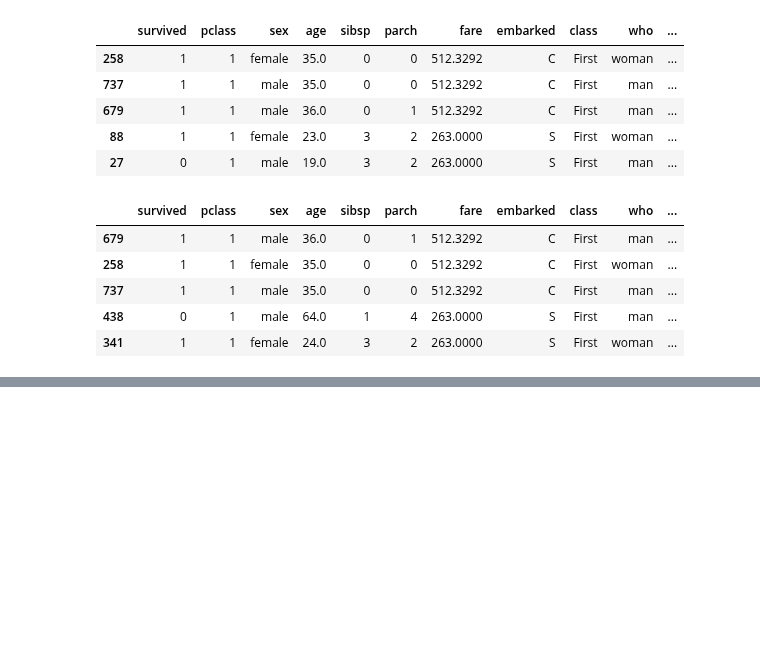
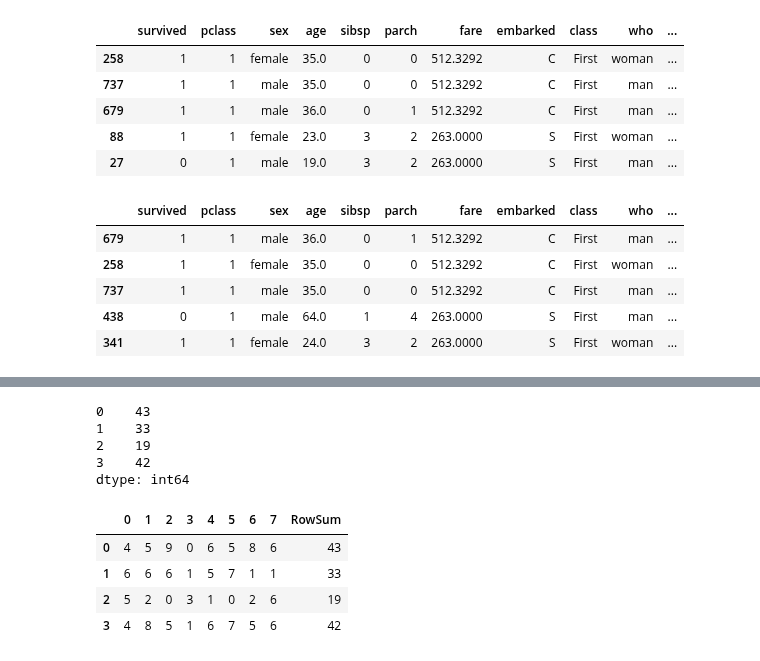
Before and after one commit to rubinkim/machine_learning_07_2022, a Jupyter notebook: 02_pandas/05_데이터조작.ipynb, the cells around one changed output, grey strips where cells are left out. Saved outputs shown, nothing was run; the diff lists cells and outputs as text; code cells hidden in the pictures; blank space fills up the shorter version.

```diff
--- a/02_pandas/05_데이터조작.ipynb
+++ b/02_pandas/05_데이터조작.ipynb
@@ -231,0 +268,17 @@ titanic.sort_values(by=['fare','age'], ascending=False).head()
+# %%
+df2.sum(axis=1)
+# %% [output]
+0    43
+1    33
+2    19
+3    42
+dtype: int64
+# %%
+df2['RowSum'] = df2.sum(axis=1)
+df2
+# %% [output]
+|  | 0 | 1 | 2 | 3 | 4 | 5 | 6 | 7 | RowSum |
+| 0 | 4 | 5 | 9 | 0 | 6 | 5 | 8 | 6 | 43 |
+| 1 | 6 | 6 | 6 | 1 | 5 | 7 | 1 | 1 | 33 |
+| 2 | 5 | 2 | 0 | 3 | 1 | 0 | 2 | 6 | 19 |
+| 3 | 4 | 8 | 5 | 1 | 6 | 7 | 5 | 6 | 42 |
```
Also changed, not shown: parts of 15 cells of this notebook.
